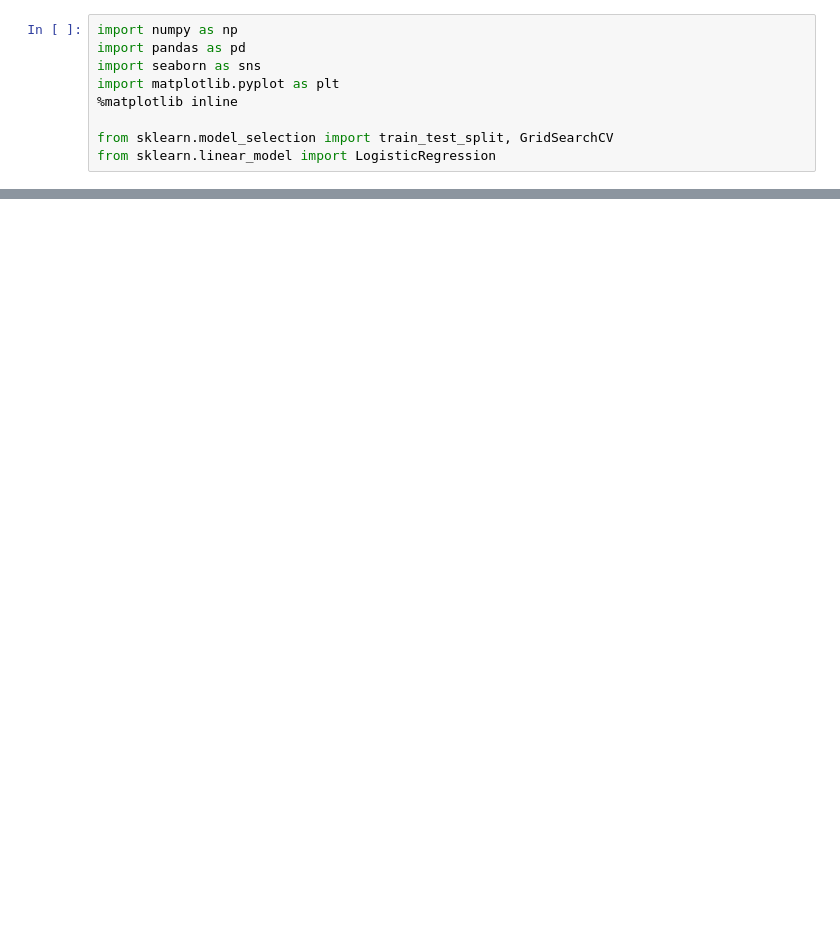
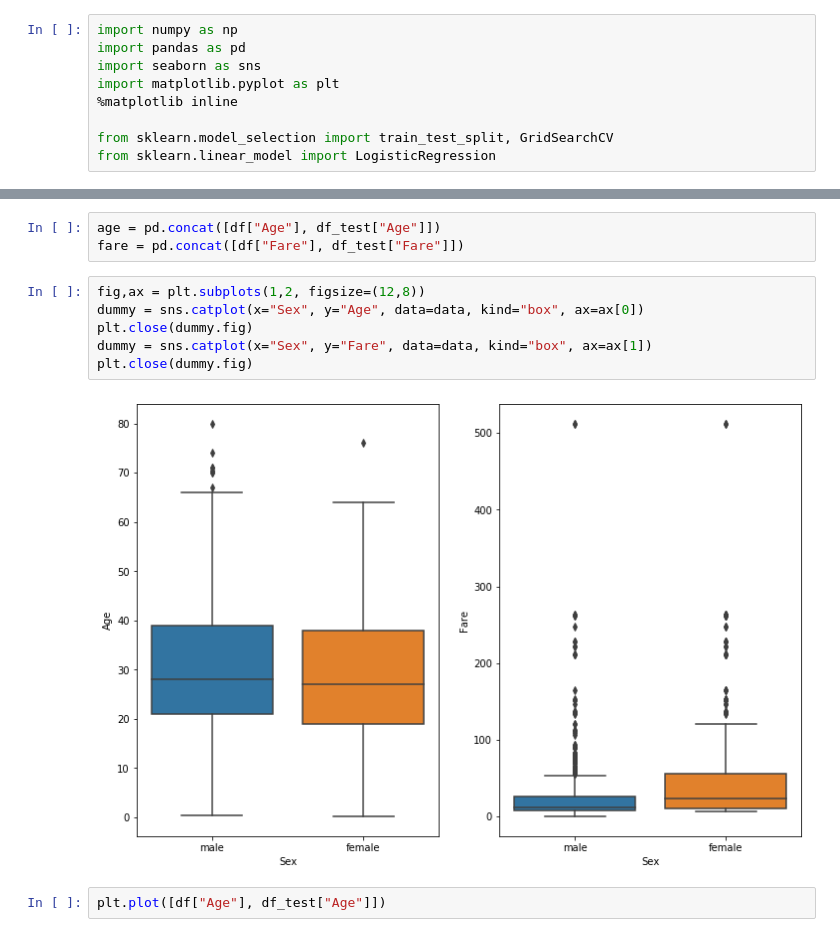
Before and after one commit to makkimaki/kaggle_titanic, a Jupyter notebook: notebook/LogisticRegression.ipynb, the cells around one changed output, grey strips where cells are left out. Saved outputs shown, nothing was run; the diff lists cells and outputs as text; blank space fills up the shorter version.

```diff
--- a/notebook/LogisticRegression.ipynb
+++ b/notebook/LogisticRegression.ipynb
@@ -23,0 +62,13 @@ df.head()
+# %%
+age = pd.concat([df["Age"], df_test["Age"]])
+fare = pd.concat([df["Fare"], df_test["Fare"]])
+# %%
+fig,ax = plt.subplots(1,2, figsize=(12,8))
+dummy = sns.catplot(x="Sex", y="Age", data=data, kind="box", ax=ax[0])
+plt.close(dummy.fig)
+dummy = sns.catplot(x="Sex", y="Fare", data=data, kind="box", ax=ax[1])
+plt.close(dummy.fig)
+# %% [output]
+[figure, added]
+# %%
+plt.plot([df["Age"], df_test["Age"]])
```
Also changed, not shown: parts of 8 cells of this notebook.
